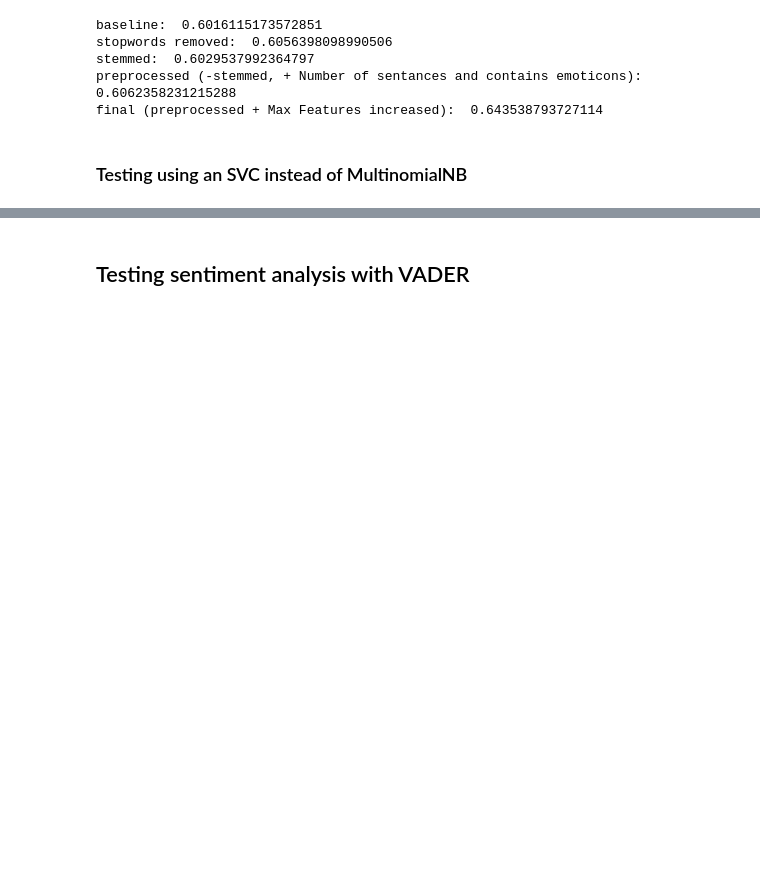
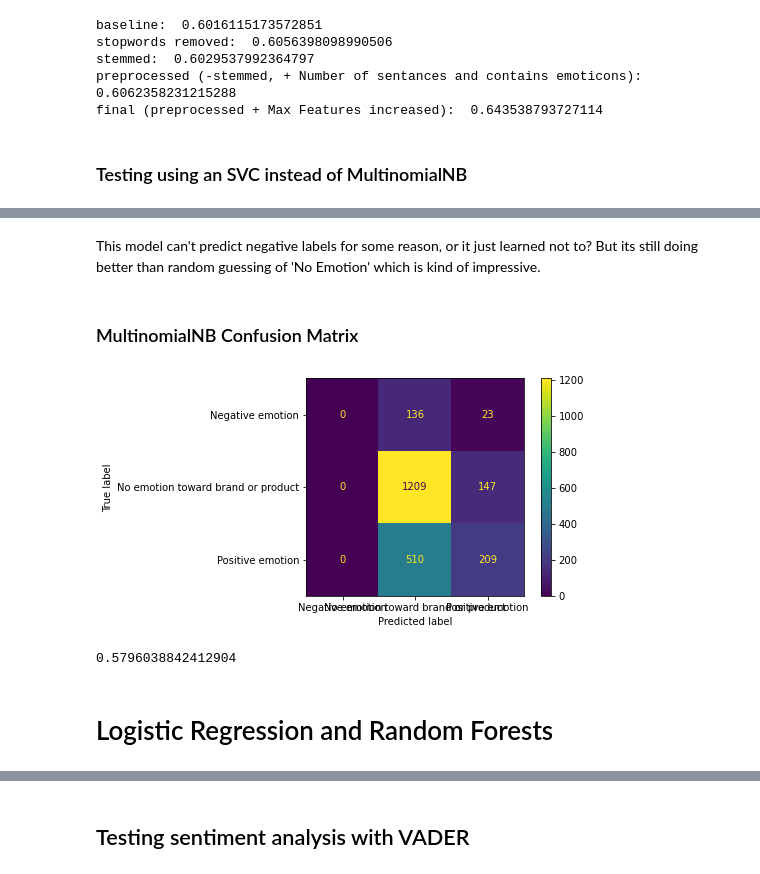
Before and after one commit to CassidyExum/NLP-Sentiment-Analysis, a Jupyter notebook: NLP and Sentiment Analysis.ipynb, the cells around one changed output, grey strips where cells are left out. Cells and saved outputs as stored; diff of their text form; code cells hidden in the pictures; blank space fills up the shorter version.

```diff
--- a/NLP and Sentiment Analysis.ipynb
+++ b/NLP and Sentiment Analysis.ipynb
@@ -645,0 +734,18 @@ svc_cv.mean()
+# %% [markdown]
+This model can't predict negative labels for some reason, or it just learned not to? But its still doing better than random guessing of 'No Emotion' which is kind of impressive.
+# %% [markdown]
+### MultinomialNB Confusion Matrix
+# %%
+baseline_model.fit(final_X_train, y_train)
+plot_confusion_matrix(baseline_model, final_X_test, y_test);
+# %% [output]
+[figure, added]
+# %%
+#MultinomialNB F1 score
+multiNB_preds = baseline_model.predict(final_X_test)
+multiBN_f1 = f1_score(y_test, multiNB_preds, average='weighted')
+multiBN_f1
+# %% [output]
+0.5796038842412904
+# %% [markdown]
+# Logistic Regression and Random Forests
```
Also changed, not shown: parts of 67 cells of this notebook.
